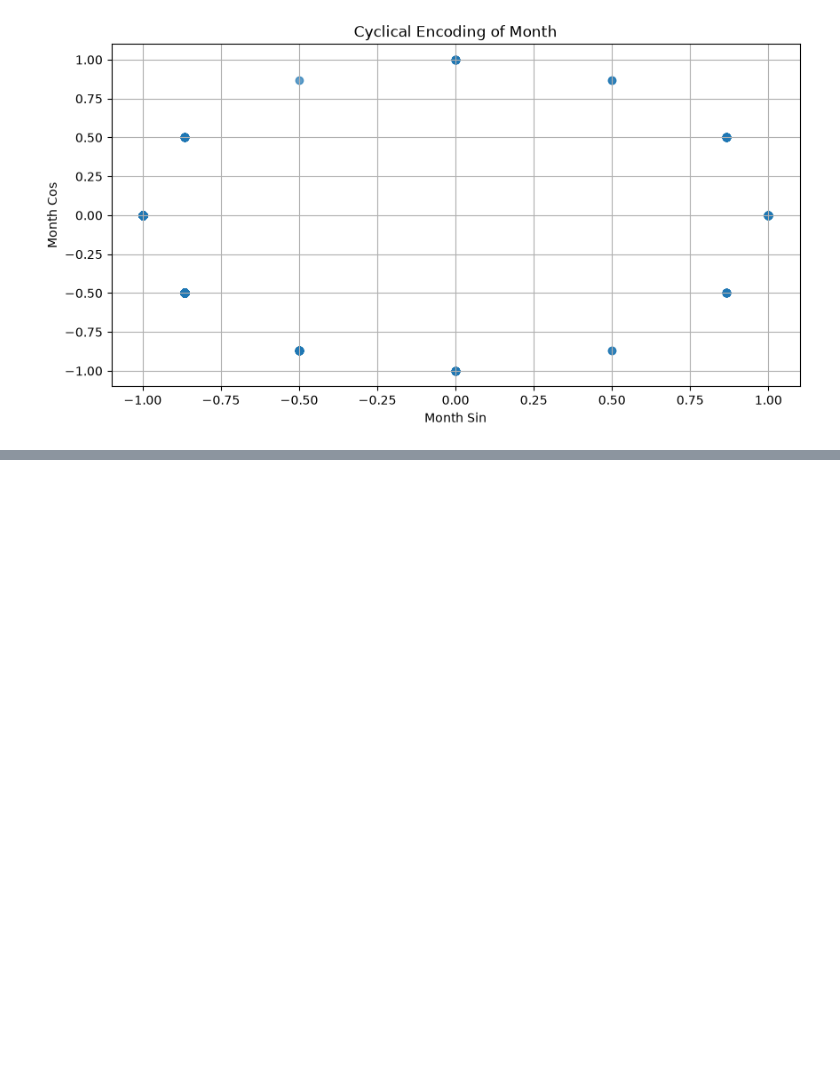
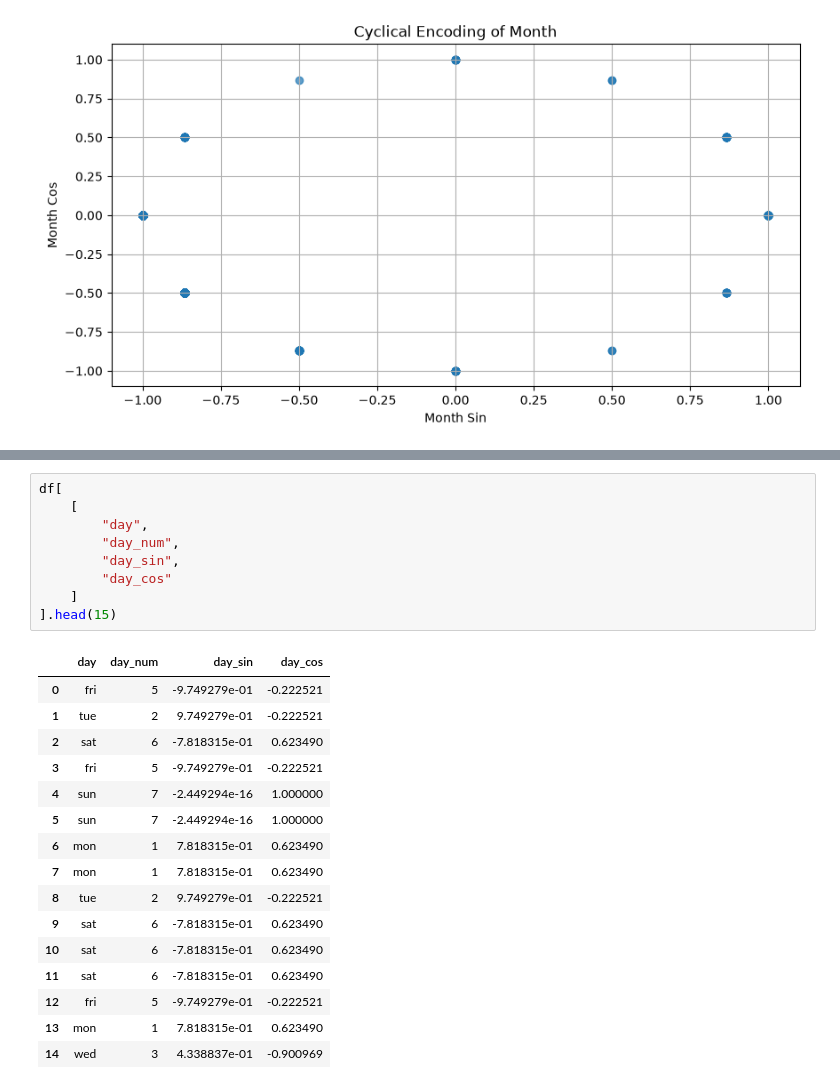
Before and after one commit to mraznyrazeek/Forest-Fire-Burned-Area-Prediction-System, a Jupyter notebook: backend/notebooks/03_feature_engineering.ipynb, the cells around one changed output, grey strips where cells are left out. Saved outputs shown, nothing was run; the diff lists cells and outputs as text; blank space fills up the shorter version.

```diff
--- a/backend/notebooks/03_feature_engineering.ipynb
+++ b/backend/notebooks/03_feature_engineering.ipynb
@@ -401,0 +452,26 @@ plt.show()
+# %%
+df[
+    [
+        "day",
+        "day_num",
+        "day_sin",
+        "day_cos"
+    ]
+].head(15)
+# %% [output]
+|  | day | day_num | day_sin | day_cos |
+| 0 | fri | 5 | -9.749279e-01 | -0.222521 |
+| 1 | tue | 2 | 9.749279e-01 | -0.222521 |
+| 2 | sat | 6 | -7.818315e-01 | 0.623490 |
+| 3 | fri | 5 | -9.749279e-01 | -0.222521 |
+| 4 | sun | 7 | -2.449294e-16 | 1.000000 |
+| 5 | sun | 7 | -2.449294e-16 | 1.000000 |
+| 6 | mon | 1 | 7.818315e-01 | 0.623490 |
+| 7 | mon | 1 | 7.818315e-01 | 0.623490 |
+| 8 | tue | 2 | 9.749279e-01 | -0.222521 |
+| 9 | sat | 6 | -7.818315e-01 | 0.623490 |
+| 10 | sat | 6 | -7.818315e-01 | 0.623490 |
+| 11 | sat | 6 | -7.818315e-01 | 0.623490 |
+| 12 | fri | 5 | -9.749279e-01 | -0.222521 |
+| 13 | mon | 1 | 7.818315e-01 | 0.623490 |
+| 14 | wed | 3 | 4.338837e-01 | -0.900969 |
```
Also changed, not shown: parts of 10 cells of this notebook.
